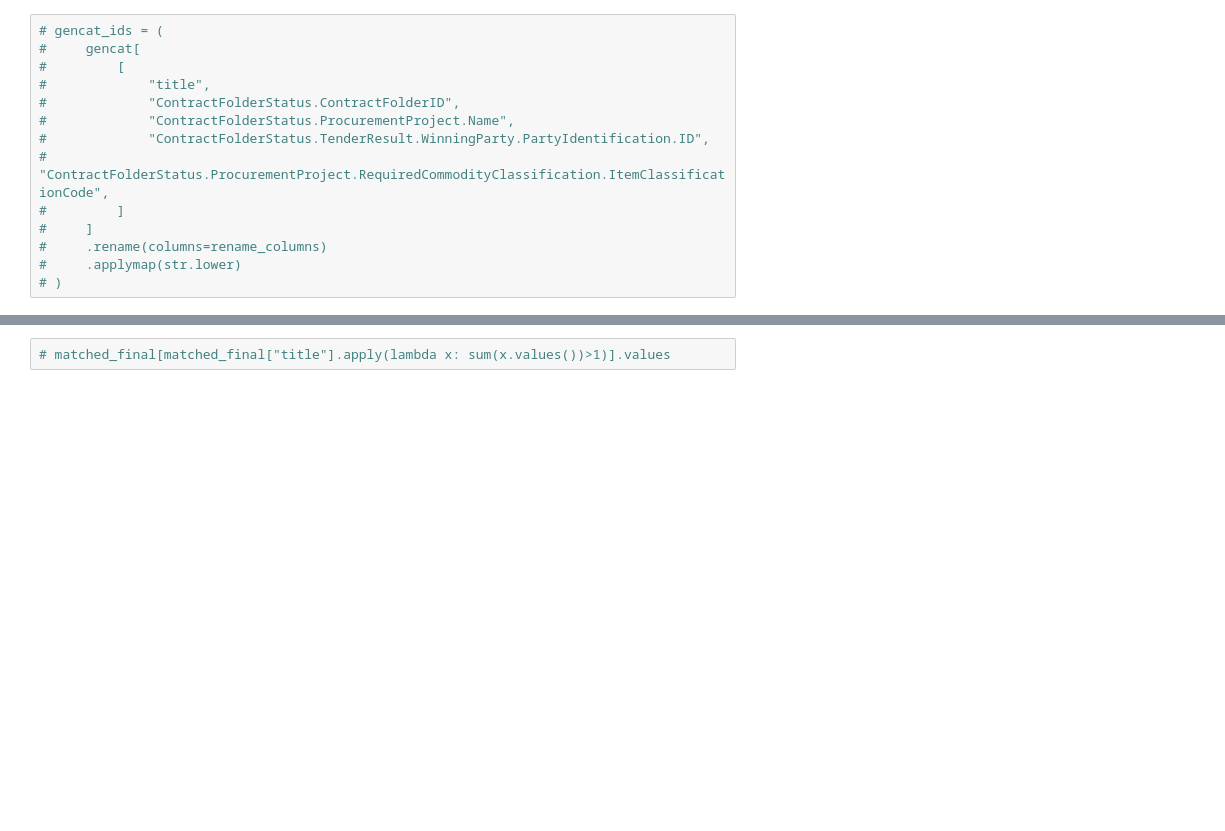
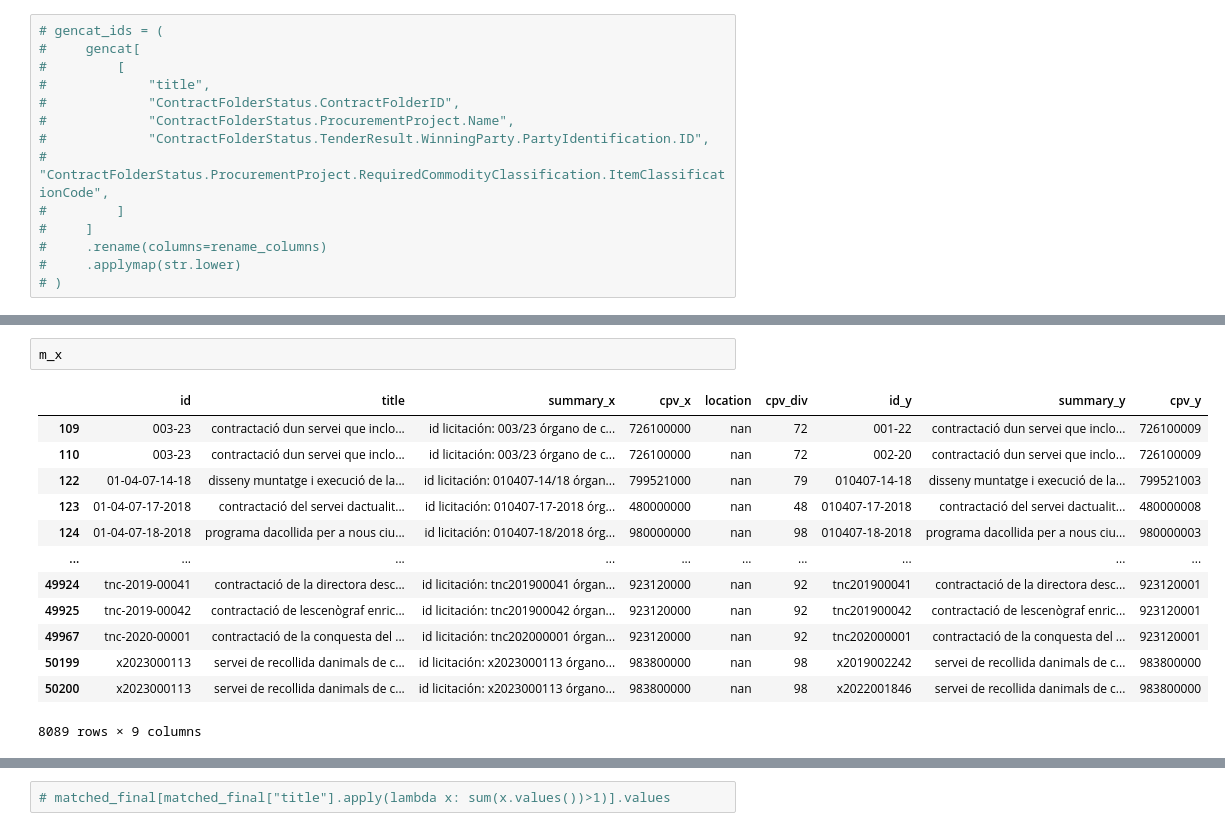
Before and after one commit to nextprocurement/NP-Company-Process, a Jupyter notebook: match_tender.ipynb, the cells around one changed output, grey strips where cells are left out. Saved outputs shown, nothing was run; the diff lists cells and outputs as text; blank space fills up the shorter version.

```diff
--- a/match_tender.ipynb
+++ b/match_tender.ipynb
@@ -424,0 +571,16 @@ display(matched_aux.head())
+# %%
+m_x
+# %% [output]
+|  | id | title | summary_x | cpv_x | location | cpv_div | id_y | summary_y | cpv_y |
+| 109 | 003-23 | contractació dun servei que inclo... | id licitación: 003/23 órgano de c... | 726100000 | nan | 72 | 001-22 | contractació dun servei que inclo... | 726100009 |
+| 110 | 003-23 | contractació dun servei que inclo... | id licitación: 003/23 órgano de c... | 726100000 | nan | 72 | 002-20 | contractació dun servei que inclo... | 726100009 |
+| 122 | 01-04-07-14-18 | disseny muntatge i execució de la... | id licitación: 010407-14/18 órgan... | 799521000 | nan | 79 | 010407-14-18 | disseny muntatge i execució de la... | 799521003 |
+| 123 | 01-04-07-17-2018 | contractació del servei dactualit... | id licitación: 010407-17-2018 órg... | 480000000 | nan | 48 | 010407-17-2018 | contractació del servei dactualit... | 480000008 |
+| 124 | 01-04-07-18-2018 | programa dacollida per a nous ciu... | id licitación: 010407-18/2018 órg... | 980000000 | nan | 98 | 010407-18-2018 | programa dacollida per a nous ciu... | 980000003 |
+| ... | ... | ... | ... | ... | ... | ... | ... | ... | ... |
+| 49924 | tnc-2019-00041 | contractació de la directora desc... | id licitación: tnc201900041 órgan... | 923120000 | nan | 92 | tnc201900041 | contractació de la directora desc... | 923120001 |
+| 49925 | tnc-2019-00042 | contractació de lescenògraf enric... | id licitación: tnc201900042 órgan... | 923120000 | nan | 92 | tnc201900042 | contractació de lescenògraf enric... | 923120001 |
+| 49967 | tnc-2020-00001 | contractació de la conquesta del ... | id licitación: tnc202000001 órgan... | 923120000 | nan | 92 | tnc202000001 | contractació de la conquesta del ... | 923120001 |
+| 50199 | x2023000113 | servei de recollida danimals de c... | id licitación: x2023000113 órgano... | 983800000 | nan | 98 | x2019002242 | servei de recollida danimals de c... | 983800000 |
+| 50200 | x2023000113 | servei de recollida danimals de c... | id licitación: x2023000113 órgano... | 983800000 | nan | 98 | x2022001846 | servei de recollida danimals de c... | 983800000 |
+8089 rows × 9 columns
```
Also changed, not shown: parts of 26 cells of this notebook.
